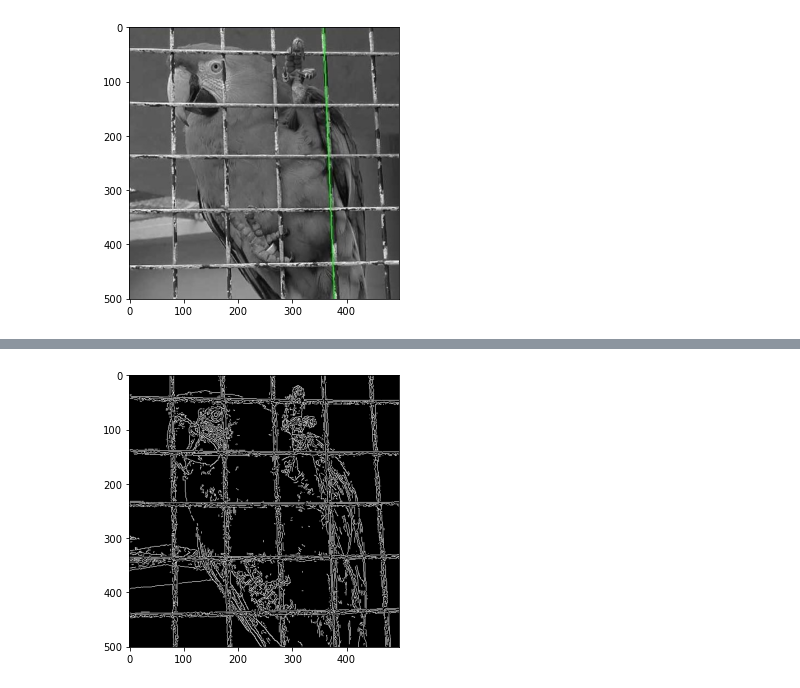
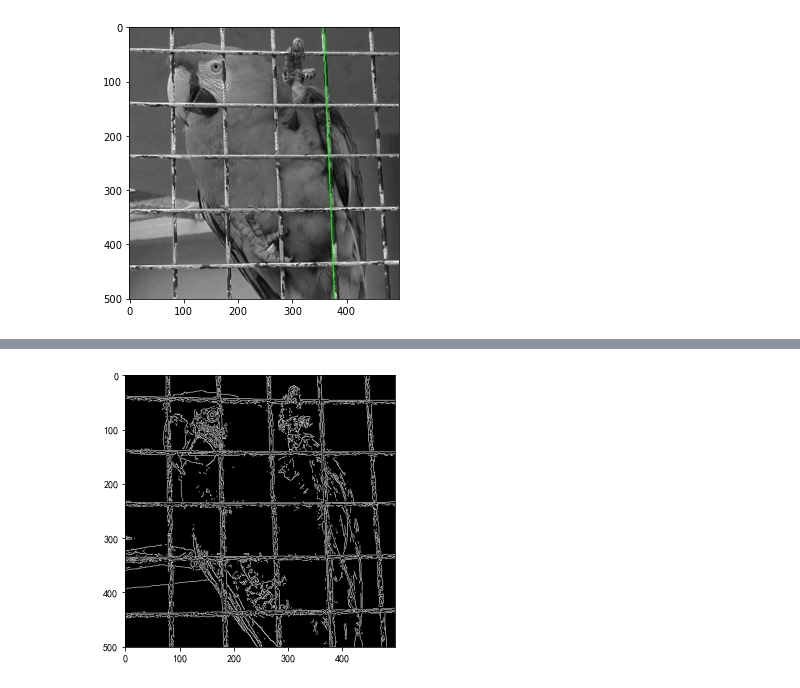
Before and after one commit to gnaloaixey/note, a Jupyter notebook: demo/imageProcess/canny.ipynb, the cells around one changed output, grey strips where cells are left out. Saved outputs shown, nothing was run; the diff lists cells and outputs as text; code cells hidden in the pictures.

```diff
--- a/demo/imageProcess/canny.ipynb
+++ b/demo/imageProcess/canny.ipynb
@@ -161,9 +187,9 @@ edges = canny.calculateEdges(image_gray, 80, 100)
 # %%
 # opencv的canny边缘检测效果
-edges = cv2.Canny(image, threshold1=80, threshold2=100)
+edges = cv2.Canny(image, threshold1=120, threshold2=130)
 edges_show = cv2.cvtColor(edges, cv2.COLOR_GRAY2RGB)
 plt.figure(figsize=(5, 5))
 plt.imshow(edges_show)
 plt.show()
 # %% [output]
-[figure, old version]
+[figure, new version]
```
Also changed, not shown: parts of 1 cell of this notebook.
